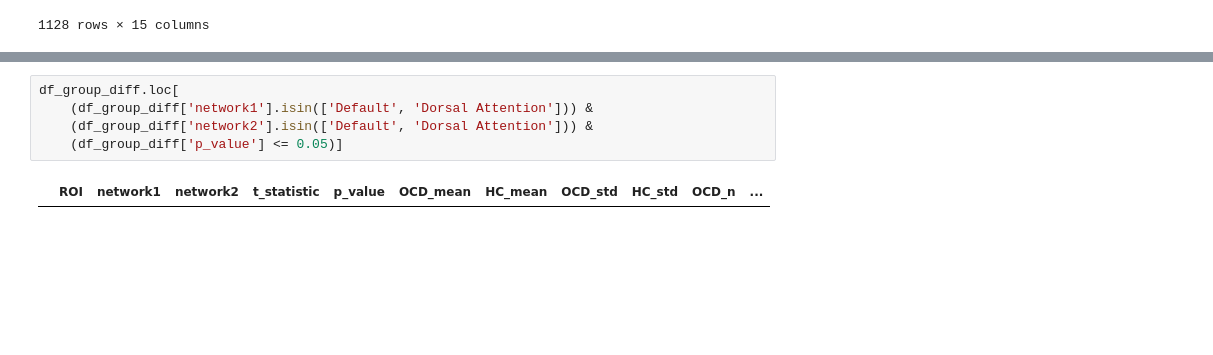
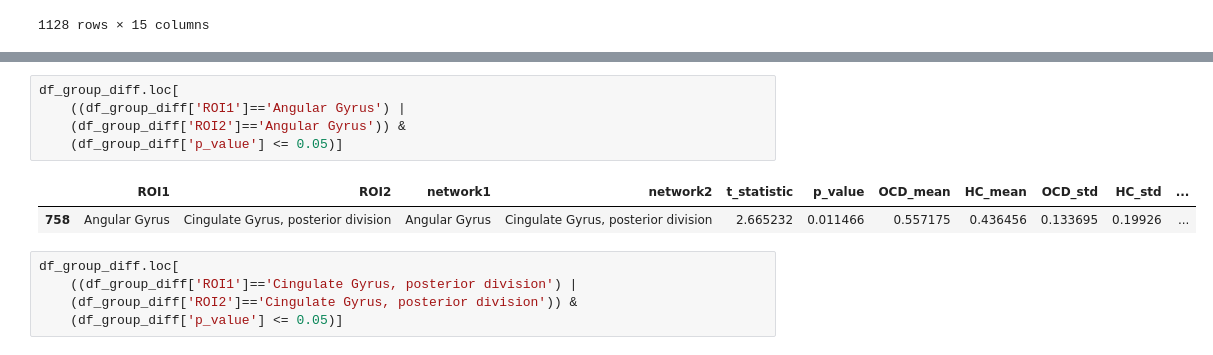
Before and after one commit to XiaoqianXiao/OCD_RO1, a Jupyter notebook: results_visualization_roi_to_roi_harvard_oxford.ipynb, the cells around one changed output, grey strips where cells are left out. Cells and saved outputs as stored; diff of their text form; blank space fills up the shorter version.

```diff
--- a/results_visualization_roi_to_roi_harvard_oxford.ipynb
+++ b/results_visualization_roi_to_roi_harvard_oxford.ipynb
@@ -77,11 +97,17 @@ df_group_diff.loc[
 | 1058 | Lingual Gyrus | Heschl's Gyrus (includes H1 and H2) | Lingual Gyrus | Heschl's Gyrus (includes H1 and H2) | 2.090654 | 0.043166 | 0.457101 | 0.342404 | 0.177075 | 0.235612 | ... |
 # %%
 df_group_diff.loc[
-    (df_group_diff['network1'].isin(['Default', 'Dorsal Attention'])) &
-    (df_group_diff['network2'].isin(['Default', 'Dorsal Attention'])) &
+    ((df_group_diff['ROI1']=='Angular Gyrus') |
+    (df_group_diff['ROI2']=='Angular Gyrus')) &
     (df_group_diff['p_value'] <= 0.05)]
 # %% [output]
-|  | ROI | network1 | network2 | t_statistic | p_value | OCD_mean | HC_mean | OCD_std | HC_std | OCD_n | ... |
+|  | ROI1 | ROI2 | network1 | network2 | t_statistic | p_value | OCD_mean | HC_mean | OCD_std | HC_std | ... |
+| 758 | Angular Gyrus | Cingulate Gyrus, posterior division | Angular Gyrus | Cingulate Gyrus, posterior division | 2.665232 | 0.011466 | 0.557175 | 0.436456 | 0.133695 | 0.19926 | ... |
+# %%
+df_group_diff.loc[
+    ((df_group_diff['ROI1']=='Cingulate Gyrus, posterior division') |
+    (df_group_diff['ROI2']=='Cingulate Gyrus, posterior division')) &
+    (df_group_diff['p_value'] <= 0.05)]
 # %%
 baselineFC_vs_deltaYBOCS_file = os.path.join(data_dir, 'baselineFC_vs_deltaYBOCS_harvard_oxford_cort-maxprob-thr25-2mm_roiroi_fc.csv')
 df_baselineFC_vs_deltaYBOCS = pd.read_csv(baselineFC_vs_deltaYBOCS_file)
```
Also changed, not shown: parts of 10 cells of this notebook, 3 other files.
